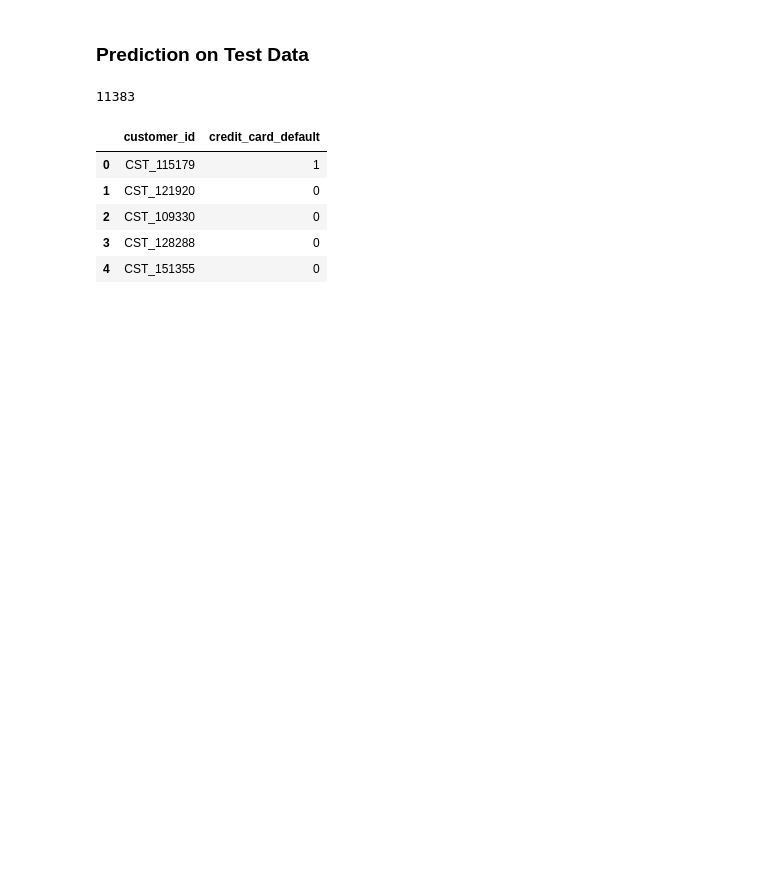
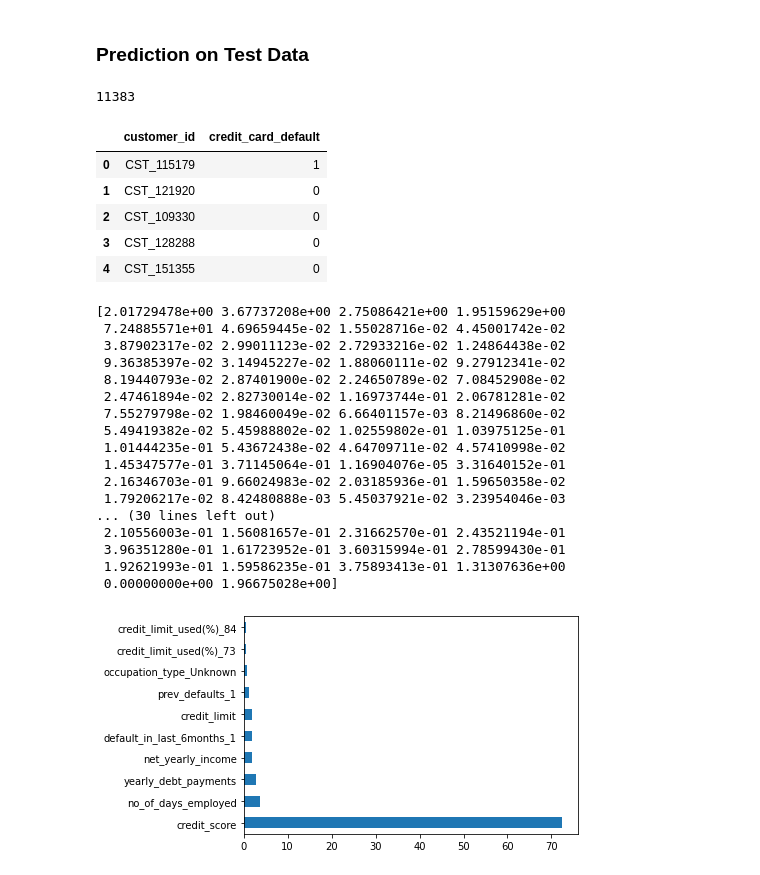
Before and after one commit to Atharv-Chaudhari/Credit-Card-Default-Risk, a Jupyter notebook: Credit_Card_Default_Risk_Combine_Both.ipynb, the cells around one changed output. Cells and saved outputs as stored; diff of their text form; code cells hidden in the pictures; blank space fills up the shorter version.

```diff
--- a/Credit_Card_Default_Risk_Combine_Both.ipynb
+++ b/Credit_Card_Default_Risk_Combine_Both.ipynb
@@ -415,7 +605,15 @@ data=pd.DataFrame({col: data[col].astype('category').cat.codes for col in data},
 # %%
+# for i in data.columns:
+#   train[i]=data[i].iloc[:45528]
+#   test[i]=data[i].iloc[45528:]
+temp_train=pd.DataFrame()
+temp_train['credit_card_default']=train['credit_card_default']
+train=pd.DataFrame()
+test=pd.DataFrame()
 for i in data.columns:
   train[i]=data[i].iloc[:45528]
   test[i]=data[i].iloc[45528:]
+train['credit_card_default']=temp_train['credit_card_default']
 # %%
 # from scipy.stats import zscore
 # temp=train.drop(columns=['credit_card_default'])
@@ -430,6 +644,6 @@ for i in data.columns:
 # %%
-# l=abs(train.corr()["credit_card_default"][abs(train.corr()["credit_card_default"])>0.9].drop('credit_card_default')).index.tolist()
-# l
+l=[]
+# l=abs(train.corr()["credit_card_default"][abs(train.corr()["credit_card_default"])>0.03].drop('credit_card_default')).index.tolist()
 # %% [markdown]
 ### Feature Selection Method 2
 # %%
@@ -458,5 +679,7 @@ for i in data.columns:
 # %%
 # l=['name','age','owns_car','owns_house','no_of_children','total_family_members','migrant_worker']
+# %%
+l=l+['customer_id','name']
 # %% [markdown]
 ## Training Data
 # %%
@@ -467,3 +690,6 @@ for i in data.columns:
 # y = train['credit_card_default']
 # l.remove('credit_card_default')
 # z = test.drop(columns=l)
+# %%
+train.drop(columns=l,inplace=True)
+test.drop(columns=l,inplace=True)
@@ -670,3 +942,28 @@ final['credit_card_default']=y_pred
 final.to_csv("Final_Credit.csv",index=False)
 # %%
 # while True: pass
+# %%
+import matplotlib.pyplot as plt
+print(cat.feature_importances_)
+feat_importances = pd.Series(cat.feature_importances_, index=x.columns)
+feat_importances.nlargest(10).plot(kind='barh')
+plt.show()
+# %% [output]
+[2.01729478e+00 3.67737208e+00 2.75086421e+00 1.95159629e+00
+ 7.24885571e+01 4.69659445e-02 1.55028716e-02 4.45001742e-02
+ 3.87902317e-02 2.99011123e-02 2.72933216e-02 1.24864438e-02
+ 9.36385397e-02 3.14945227e-02 1.88060111e-02 9.27912341e-02
+ 8.19440793e-02 2.87401900e-02 2.24650789e-02 7.08452908e-02
+ 2.47461894e-02 2.82730014e-02 1.16973744e-01 2.06781281e-02
+ 7.55279798e-02 1.98460049e-02 6.66401157e-03 8.21496860e-02
+ 5.49419382e-02 5.45988802e-02 1.02559802e-01 1.03975125e-01
+ 1.01444235e-01 5.43672438e-02 4.64709711e-02 4.57410998e-02
+ 1.45347577e-01 3.71145064e-01 1.16904076e-05 3.31640152e-01
+ 2.16346703e-01 9.66024983e-02 2.03185936e-01 1.59650358e-02
+ 1.79206217e-02 8.42480888e-03 5.45037921e-02 3.23954046e-03
+... (30 lines left out)
+ 2.10556003e-01 1.56081657e-01 2.31662570e-01 2.43521194e-01
+ 3.96351280e-01 1.61723952e-01 3.60315994e-01 2.78599430e-01
+ 1.92621993e-01 1.59586235e-01 3.75893413e-01 1.31307636e+00
+ 0.00000000e+00 1.96675028e+00]
+[figure, added]
```
Also changed, not shown: parts of 43 cells of this notebook, 2 other files.
